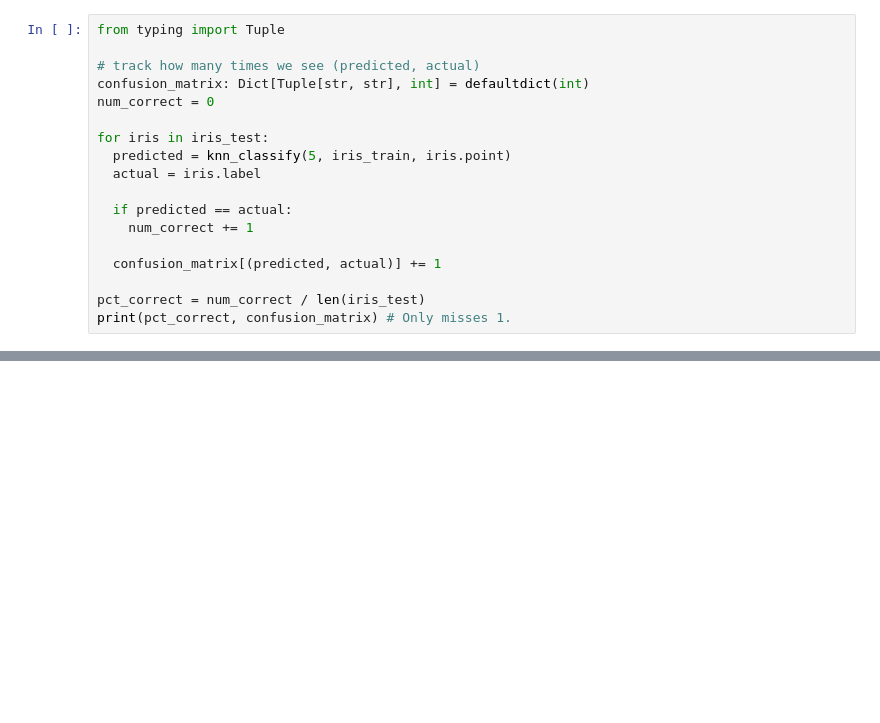
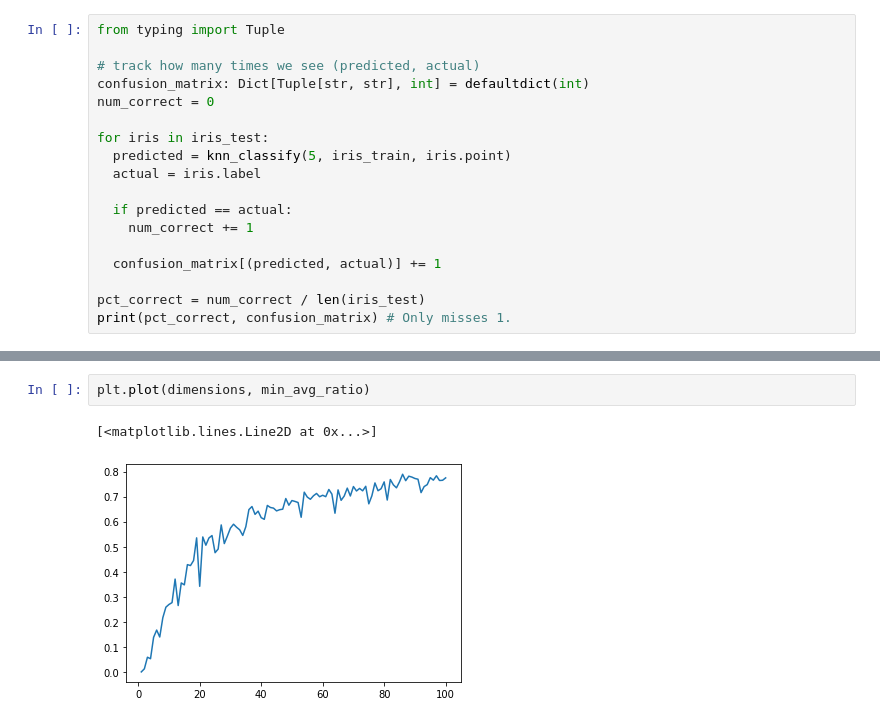
Before and after one commit to jamestheengineer/data-science-from-scratch-Python, a Jupyter notebook: Chapter_12.ipynb, the cells around one changed output, grey strips where cells are left out. Saved outputs shown, nothing was run; the diff lists cells and outputs as text; blank space fills up the shorter version.

```diff
--- a/Chapter_12.ipynb
+++ b/Chapter_12.ipynb
@@ -145,0 +179,5 @@ print(pct_correct, confusion_matrix) # Only misses 1.
+# %%
+plt.plot(dimensions, min_avg_ratio)
+# %% [output]
+[<matplotlib.lines.Line2D at 0x...>]
+[figure, added]
```
Also changed, not shown: parts of 2 cells of this notebook.
